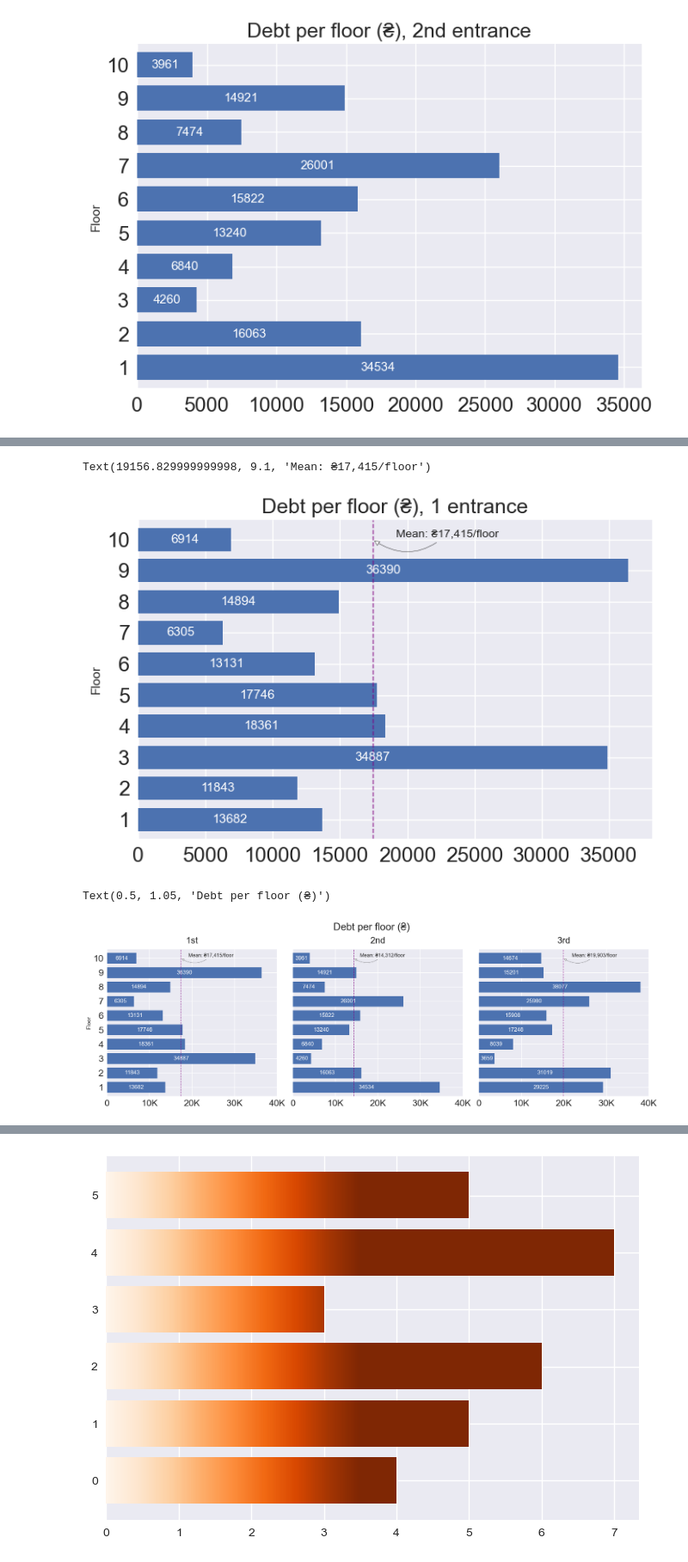
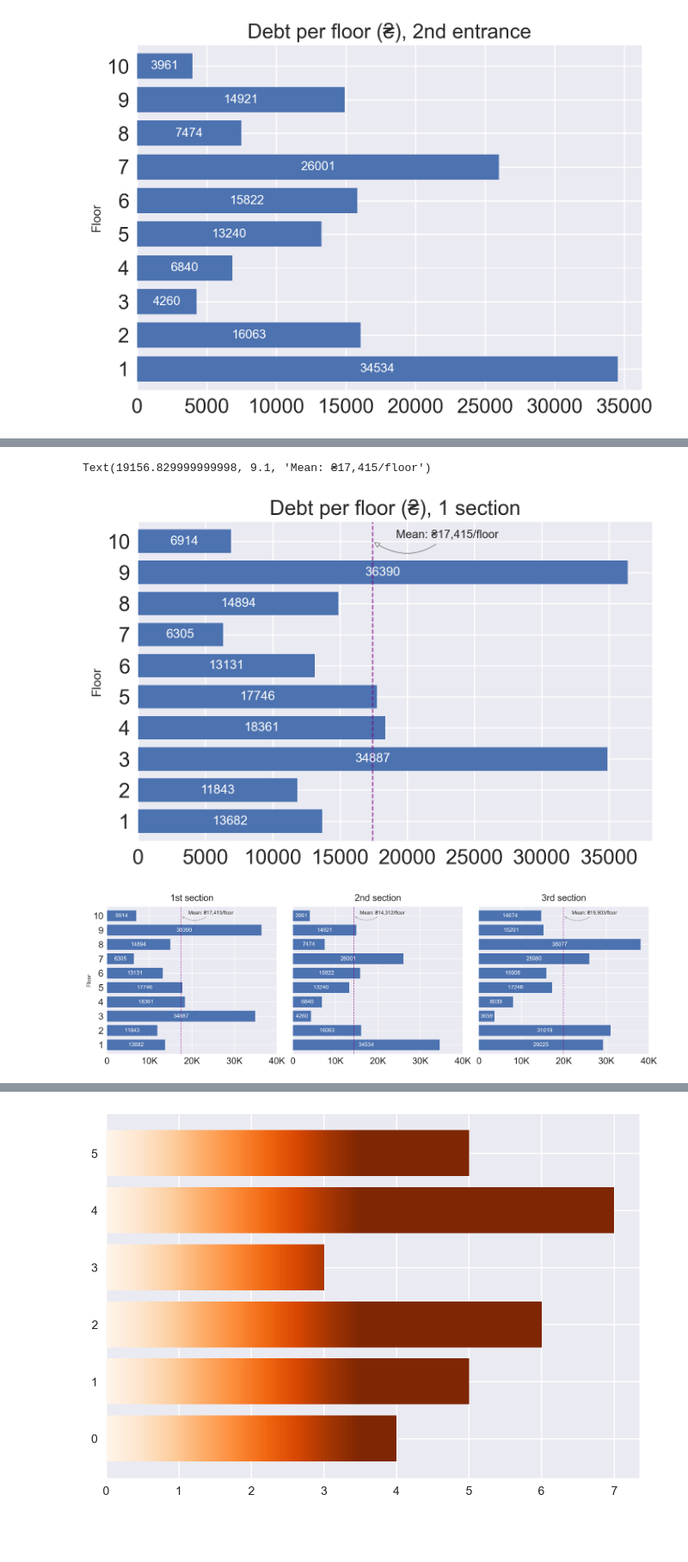
Before and after one commit to SlavaMelanko/SlavaMelanko, a Jupyter notebook: blog/data-visualization/debts.ipynb, the cells around one changed output, grey strips where cells are left out. Shown at 86% size. Drawn from its saved outputs; the diff is of its cells as text; code cells hidden in the pictures; blank space fills up the shorter version.

```diff
--- a/blog/data-visualization/debts.ipynb
+++ b/blog/data-visualization/debts.ipynb
@@ -9 +11,4 @@ plt.style.use("seaborn")
+# %%
+plt.rcParams['savefig.dpi'] = 200
+#plt.rcParams.keys()
 # %% [markdown]
@@ -29,5 +34,5 @@ for apartment_number in debt.index.values:
 # %%
-debt["entrance"] = debt["entrance"].astype(int)
+debt["section"] = debt["section"].astype(int)
 debt["floor"] = debt["floor"].astype(int)
 debt.info()
 # %% [output]
@@ -299,56 +256,55 @@ plt.tight_layout()
 # %%
-entrance_num = 1
-ax = debt[debt["entrance"] == entrance_num].groupby(["floor"])["debt"].sum().plot.barh(figsize=(8, 5), fontsize=18, width = 0.75)
+section_num = 1
+ax = debt[debt["section"] == section_num].groupby(["floor"])["debt"].sum().plot.barh(figsize=(8, 5), fontsize=18, width = 0.75)
 ax.set_ylabel("Floor")
-ax.set_title(f"Debt per floor (₴), {entrance_num} entrance", fontsize=18)
+ax.set_title(f"Debt per floor (₴), {section_num} section", fontsize=18)
 ax.bar_label(ax.containers[0], fmt="%.0f", fontsize=11, label_type="center", color="white")
-ax.axvline(debt[debt["entrance"] == entrance_num].groupby(["floor"]).sum()["debt"].mean(), color="purple", linestyle="--", linewidth=1, alpha=0.75)
 
-mean = debt[debt["entrance"] == entrance_num].groupby(["floor"]).sum()["debt"].mean()
+ax.axvline(debt[debt["section"] == section_num].groupby(["floor"]).sum()["debt"].mean(), color="purple", linestyle="--", linewidth=1, alpha=0.75)
+
+mean = debt[debt["section"] == section_num].groupby(["floor"]).sum()["debt"].mean()
 ax.annotate('Mean: ₴{:,.0f}/floor'.format(mean), xy=(mean, 9), xytext=(mean + mean * 0.1, 9.1), size=10, arrowprops=dict(arrowstyle="-|>", connectionstyle="arc3,rad=-0.4", fc="w"))
 # %% [output]
 Text(19156.829999999998, 9.1, 'Mean: ₴17,415/floor')
-[figure, old version]
+[figure, new version]
 # %%
 fig, axs = plt.subplots(1, 3, figsize=(16, 5), sharey=True, sharex=True, dpi=160)
 
-entrance_num = 1
-ax = debt[debt["entrance"] == entrance_num].groupby(["floor"])["debt"].sum().plot.barh(fontsize=18, width = 0.75, ax=axs[0])
+section_num = 1
+ax = debt[debt["section"] == section_num].groupby(["floor"])["debt"].sum().plot.barh(fontsize=18, width = 0.75, ax=axs[0])
 ax.set_ylabel("Floor")
-ax.set_title(f"{entrance_num}st", fontsize=18, y=1.02)
+ax.set_title(f"{section_num}st section", fontsize=18, y=1.02)
 ax.bar_label(ax.containers[0], fmt="%.0f", fontsize=11, label_type="center", color="white")
 
-mean = debt[debt["entrance"] == entrance_num].groupby(["floor"]).sum()["debt"].mean()
+mean = debt[debt["section"] == section_num].groupby(["floor"]).sum()["debt"].mean()
 ax.axvline(mean, color="purple", linestyle="--", linewidth=1, alpha=0.75)
 ax.annotate('Mean: ₴{:,.0f}/floor'.format(mean), xy=(mean, 9), xytext=(mean + mean * 0.1, 9.1), size=10, arrowprops=dict(arrowstyle="-|>", connectionstyle="arc3,rad=-0.4", fc="w"))
 
-entrance_num = 2
-ax = debt[debt["entrance"] == entrance_num].groupby(["floor"])["debt"].sum().plot.barh(fontsize=18, width = 0.75, ax=axs[1])
+section_num = 2
+ax = debt[debt["section"] == section_num].groupby(["floor"])["debt"].sum().plot.barh(fontsize=18, width = 0.75, ax=axs[1])
 ax.set_ylabel("")
-ax.set_title(f"{entrance_num}nd", fontsize=18, y=1.02)
+ax.set_title(f"{section_num}nd section", fontsize=18, y=1.02)
 ax.bar_label(ax.containers[0], fmt="%.0f", fontsize=11, label_type="center", color="white")
 
-mean = debt[debt["entrance"] == entrance_num].groupby(["floor"]).sum()["debt"].mean()
+mean = debt[debt["section"] == section_num].groupby(["floor"]).sum()["debt"].mean()
 ax.axvline(mean, color="purple", linestyle="--", linewidth=1, alpha=0.75)
 ax.annotate('Mean: ₴{:,.0f}/floor'.format(mean), xy=(mean, 9), xytext=(mean + mean * 0.1, 9.1), size=10, arrowprops=dict(arrowstyle="-|>", connectionstyle="arc3,rad=-0.4", fc="w"))
 
-entrance_num = 3
-ax = debt[debt["entrance"] == entrance_num].groupby(["floor"])["debt"].sum().plot.barh(fontsize=18, width = 0.75, ax=axs[2])
+section_num = 3
+ax = debt[debt["section"] == section_num].groupby(["floor"])["debt"].sum().plot.barh(fontsize=18, width = 0.75, ax=axs[2])
 ax.set_ylabel("")
-ax.set_title(f"{entrance_num}rd", fontsize=18, y=1.02)
+ax.set_title(f"{section_num}rd section", fontsize=18, y=1.02)
 ax.bar_label(ax.containers[0], fmt="%.0f", fontsize=11, label_type="center", color="white")
 
-mean = debt[debt["entrance"] == entrance_num].groupby(["floor"]).sum()["debt"].mean()
+mean = debt[debt["section"] == section_num].groupby(["floor"]).sum()["debt"].mean()
 ax.axvline(mean, color="purple", linestyle="--", linewidth=1, alpha=0.75)
 ax.annotate('Mean: ₴{:,.0f}/floor'.format(mean), xy=(mean, 9), xytext=(mean + mean * 0.1, 9.1), size=10, arrowprops=dict(arrowstyle="-|>", connectionstyle="arc3,rad=-0.4", fc="w"))
 
 for ax in axs:
     ax.set_xticks([0, 10000, 20000, 30000, 40000])
     ax.set_xticklabels(["0", "10K", "20K", "30K", "40K"])
 
 plt.tight_layout()
-fig.suptitle("Debt per floor (₴)", fontsize=20, y=1.05)
 # %% [output]
-Text(0.5, 1.05, 'Debt per floor (₴)')
-[figure, old version]
+[figure, new version]
 # %%
```
Also changed, not shown: parts of 30 cells of this notebook.
